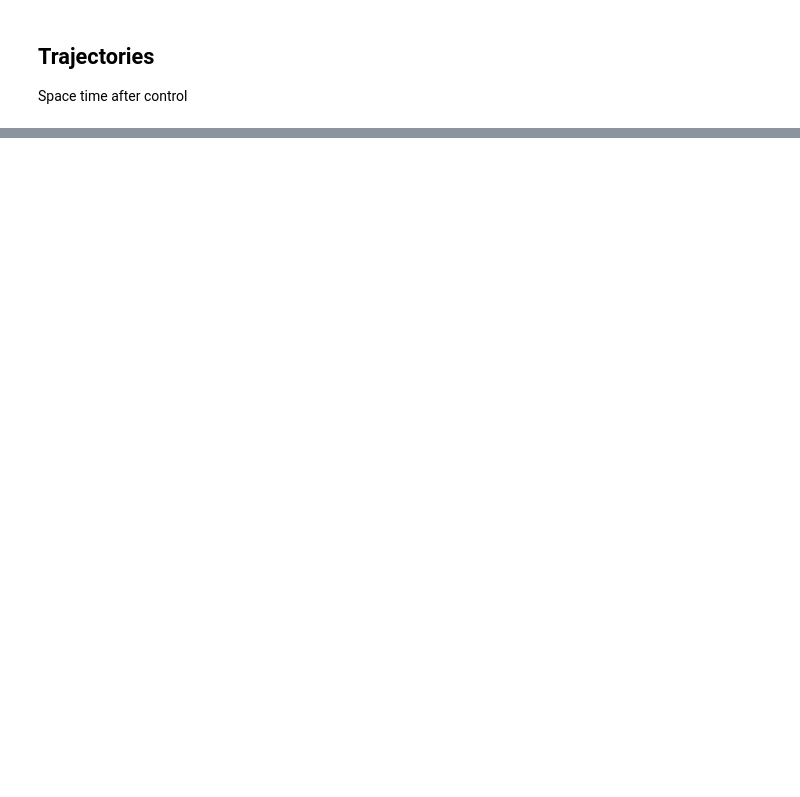
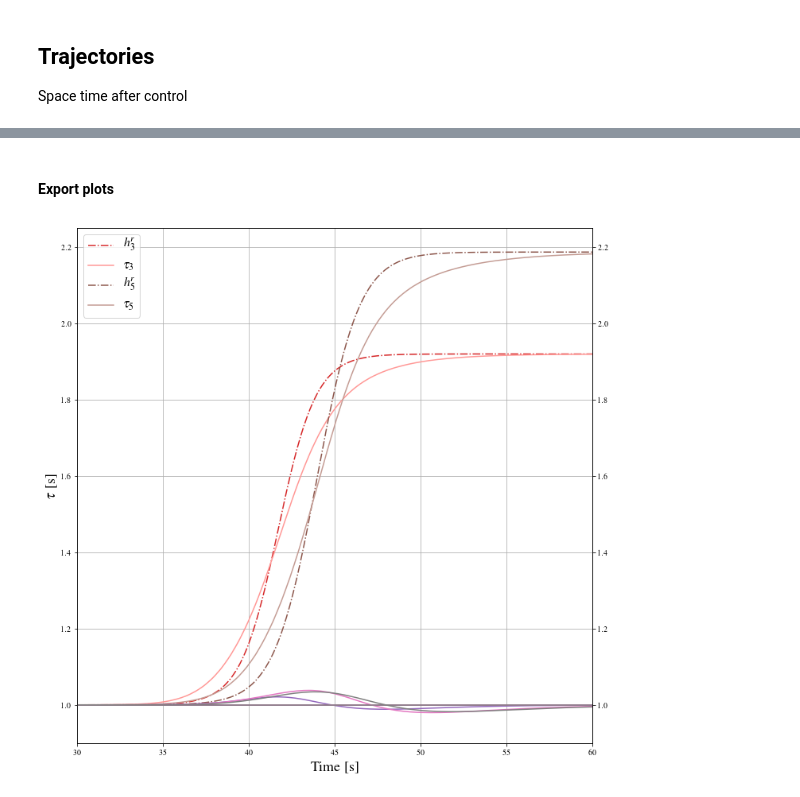
Before and after one commit to licit-lab/hierarchical-split-platooning, a Jupyter notebook: Notebooks/04-Results.ipynb, the cells around one changed output, grey strips where cells are left out. Drawn from its saved outputs; the diff is of its cells as text; code cells hidden in the pictures; blank space fills up the shorter version.

Commit message:
Main plots
Added main plots for the paper

```diff
--- a/Notebooks/04-Results.ipynb
+++ b/Notebooks/04-Results.ipynb
@@ -240,3 +243,48 @@ show(p)
 # %% [output]
 [interactive output not drawn]
 [interactive output not drawn]
+# %% [markdown]
+#### Export plots
+# %%
+#plt.style.use('default')
+cmap = plt.cm.tab20
+cmaplist = [cmap(i) for i in range(cmap.N) if i%2 ==0 ]
+cmaplist2 = [cmap(i) for i in range(cmap.N) if i%2 !=0 ]
+
+
+f = plt.figure(figsize = (3,3))
+ax1 = plt.axes([0.050, 0.05, 3, 3])
+plt.rc('font', **{'family':'serif','sans-serif':['Times']})
+plt.rc('text', usetex=True)
+
+ax1.grid(True)
+plt.xlabel(r'Time [s]', fontsize=18)
+plt.ylabel(r'$\tau$ [s]', fontsize=18)
+#plt.title('Time Shift Performance', fontsize=18)
+plt.xlim([30, 60])
+ax2 = ax1.twinx()
+j = 0
+
+for i in headDf.id.unique():
+    sub = headDf[headDf['id']==i]
+    sub2 = trajCLDf[trajCLDf['id']==i]
+    mycolor = cmaplist[j]
+    mycolorref = cmaplist2[j]
+    if i == '5' or i == '3':
+        mylabelref = r'$h^r_{}$'.format(i)
+        mylabelans = r'$\tau_{}$'.format(i)
+        ax1.plot(sub['ti'],sub['tau'], '-.',color=mycolor, label=mylabelref)
+        ax1.plot(sub2['ti'],sub2['tau'],'-', color=mycolorref, label=mylabelans)
+        ax1.set_ylim([0.9,2.25])
+    else:
+        ax2.plot(sub['ti'],sub['tau'], color=mycolor)
+        ax2.plot(sub2['ti'],sub2['tau'], color=mycolor)
+        ax2.set_ylim([0.9,2.25])
+    j+= 1
+
+ax1.legend(loc = 'best', fontsize = 16)
+sub = headDf[headDf['id']=='3']
+
+plt.savefig('../Output/5_reference_low_level.png', dpi = 300, bbox_inches='tight')
+# %% [output]
+[figure, added]
```
Also changed, not shown: parts of 4 cells of this notebook, 2 other files.
